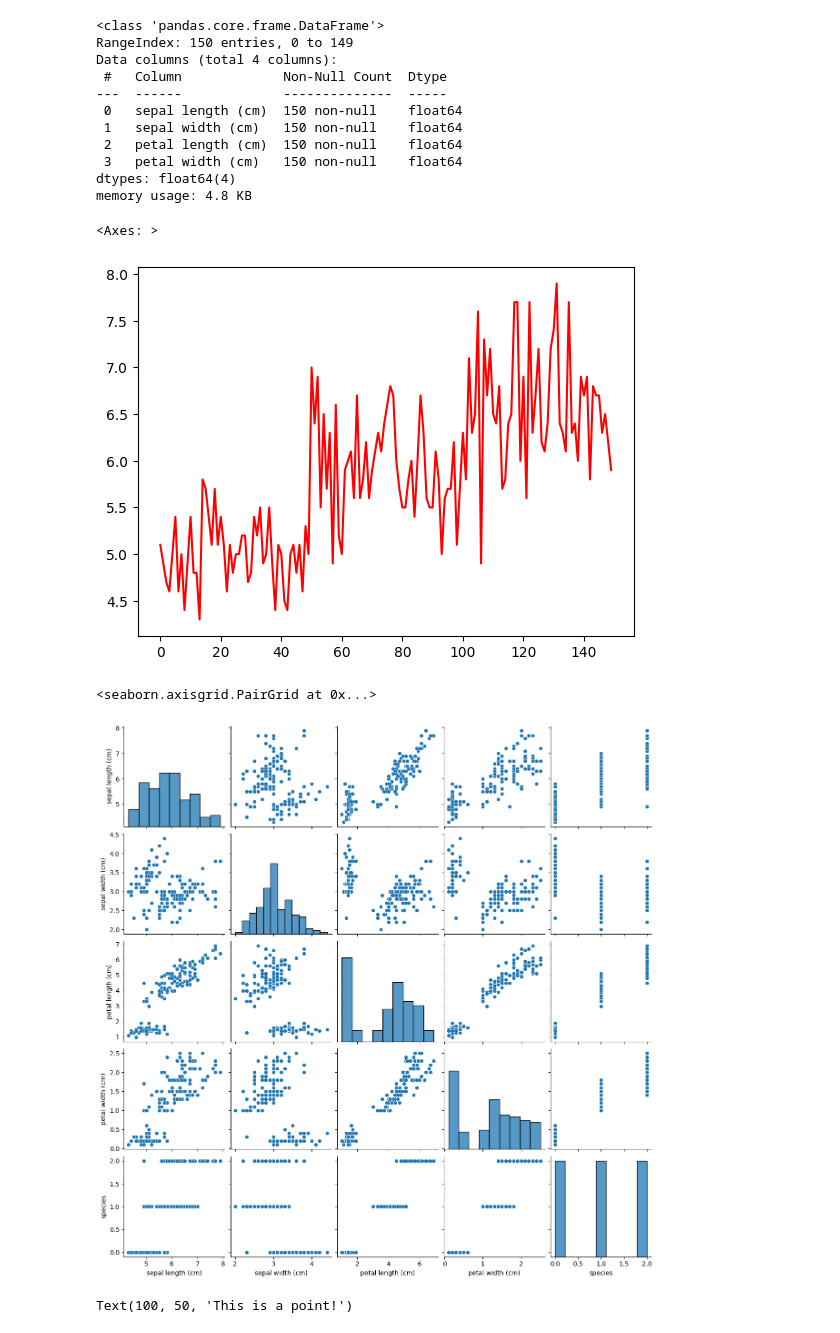
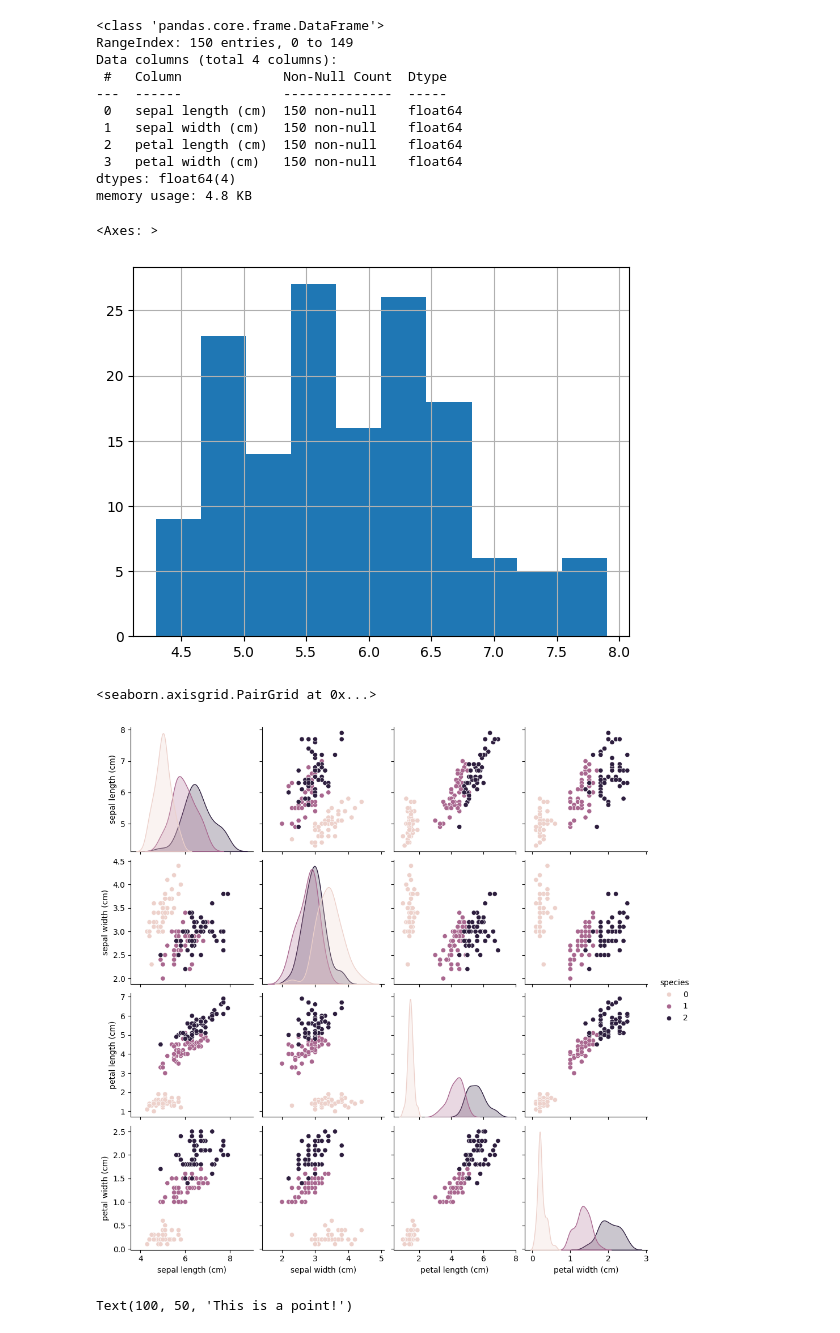
Before and after one commit to kenclements/SEAS8416DC8, a Jupyter notebook: src/SEAS8416_Spr1_25-Lecture_2.ipynb, the cells around one changed output. Drawn from its saved outputs; the diff is of its cells as text; code cells hidden in the pictures.

```diff
--- a/src/SEAS8416_Spr1_25-Lecture_2.ipynb
+++ b/src/SEAS8416_Spr1_25-Lecture_2.ipynb
@@ -741,20 +817,20 @@ memory usage: 4.8 KB
 # %%
 # matplotlib is integrated with pandas, so you can use pandas to plot data
 # This is a simple example of using pandas to plot data
-df_iris['sepal length (cm)'].plot(color='red')
+df_iris['sepal length (cm)'].hist()
 # %% [output]
 <Axes: >
-[figure, old version]
+[figure, new version]
 # %%
 #Seaborn is a statistical data visualization library based on matplotlib
 import seaborn as sns
 # %%
 #Pairplot is a function in seaborn that creates a grid of scatter plots for each pair of variables in the DataFrame
 # This is useful for visualizing the relationships between multiple variables in the DataFrame
-sns.pairplot(df_iris)
+sns.pairplot(df_iris, hue='species', diag_kind='kde') # Pairplot of the iris dataset with species as hue
 # %% [output]
 <seaborn.axisgrid.PairGrid at 0x...>
-[figure, old version]
+[figure, new version]
 # %%
 #regplot is a function in seaborn that creates a scatter plot with a regression line
 # This is useful for visualizing the relationship between two variables and fitting a regression line to the data
```
Also changed, not shown: parts of 44 cells of this notebook, 7 other files.
